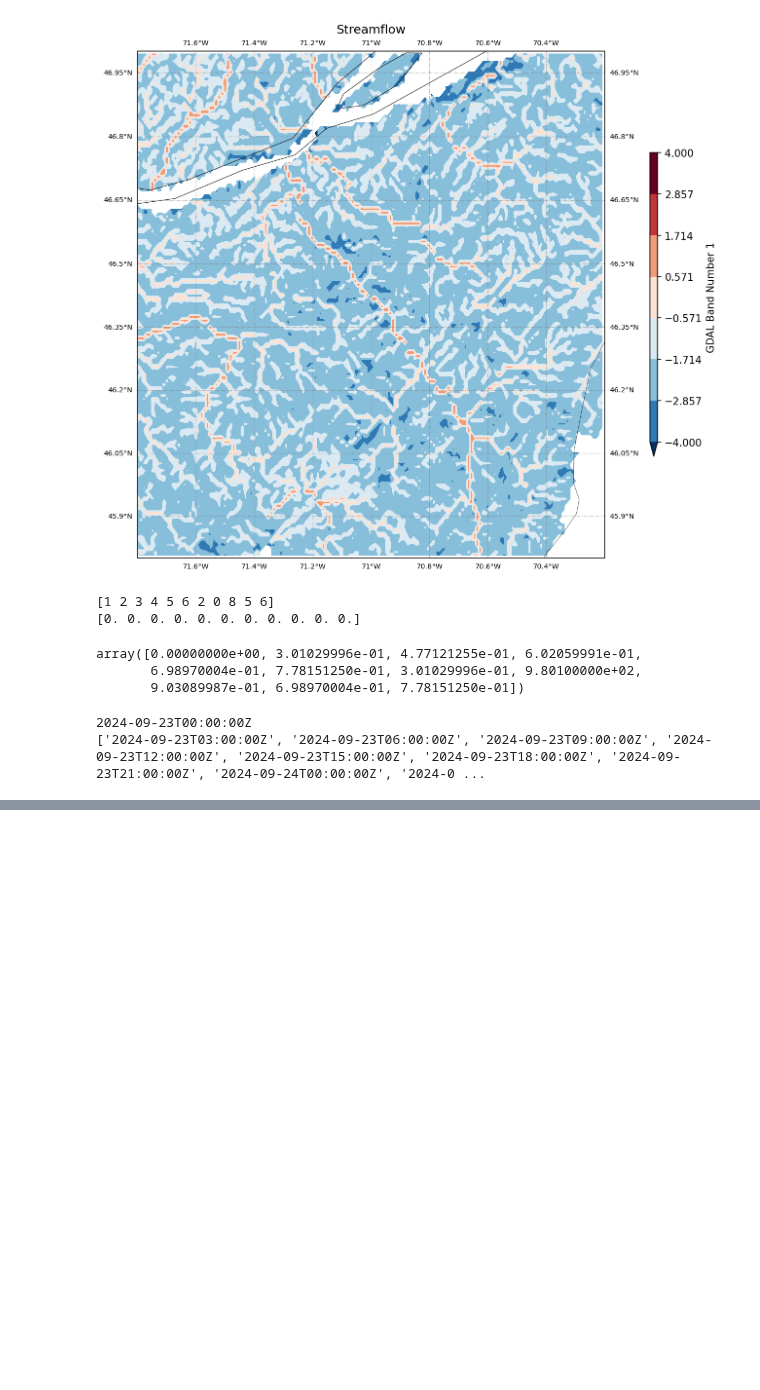
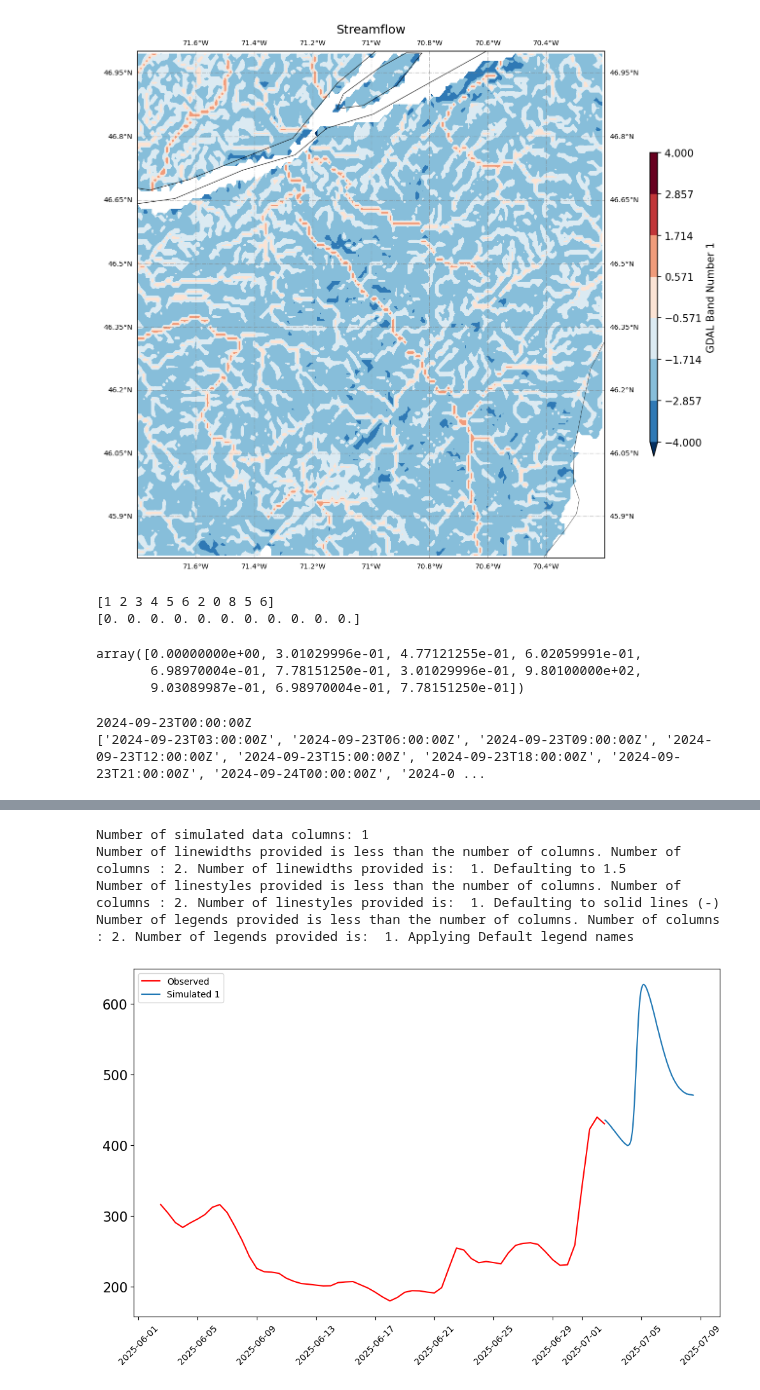
Before and after one commit to UchechukwuUdenze/NHS_PostProcessing, a Jupyter notebook: postprocessinglib/forecast/ehps.ipynb, the cells around one changed output, grey strips where cells are left out. Saved outputs shown, nothing was run; the diff lists cells and outputs as text; code cells hidden in the pictures; blank space fills up the shorter version.

Commit message:
Testing the forecast plots

```diff
--- a/postprocessinglib/forecast/ehps.ipynb
+++ b/postprocessinglib/forecast/ehps.ipynb
@@ -935,0 +989,8 @@ ModuleNotFoundError: No module named 'postprocessinglib'
+# %%
+layer_name = 'DHPS_1km_RiverDischarge'
+sim = forecast.main(
+    auth_path='../config.cfg',
+    stn_list=["05GG001","05AC012"],
+    layer_name=layer_name,
+    stn_locs_file='nsrps_model_stn_locs.json'
+)
@@ -935,0 +1000,2 @@ ModuleNotFoundError: No module named 'postprocessinglib'
+# %%
+sim.columns = ["05GG001_sim","05AC012_sim"]
@@ -935,0 +1020,20 @@ ModuleNotFoundError: No module named 'postprocessinglib'
+# %%
+obs = df_rt.copy()
+
+merged_cols = []
+new_column_names = []
+
+for col1, col2 in zip(obs.columns, sim.columns):
+    merged_cols.append(obs[col1])
+    merged_cols.append(sim[col2])
+    new_column_names.extend([col1, col2])
+
+merged = pd.concat(merged_cols, axis=1)
+merged.columns = new_column_names
+# for col in merged:
+#     merged = pd.concat([merged, sim[[col]]], axis = 1)
+# # merged.join(sim)
+# # merged = df_rt.set_index(df_rt.index).join(sim).reset_index()
+
+merged=merged.iloc[:, :-2]
+merged
@@ -935,0 +1061,8 @@ ModuleNotFoundError: No module named 'postprocessinglib'
+# %%
+visuals.plot(merged_df = merged)
+# %% [output]
+Number of simulated data columns: 1
+Number of linewidths provided is less than the number of columns. Number of columns : 2. Number of linewidths provided is:  1. Defaulting to 1.5
+Number of linestyles provided is less than the number of columns. Number of columns : 2. Number of linestyles provided is:  1. Defaulting to solid lines (-)
+Number of legends provided is less than the number of columns. Number of columns : 2. Number of legends provided is:  1. Applying Default legend names
+[figure, added]
```
Also changed, not shown: parts of 10 cells of this notebook, 1 other file.
